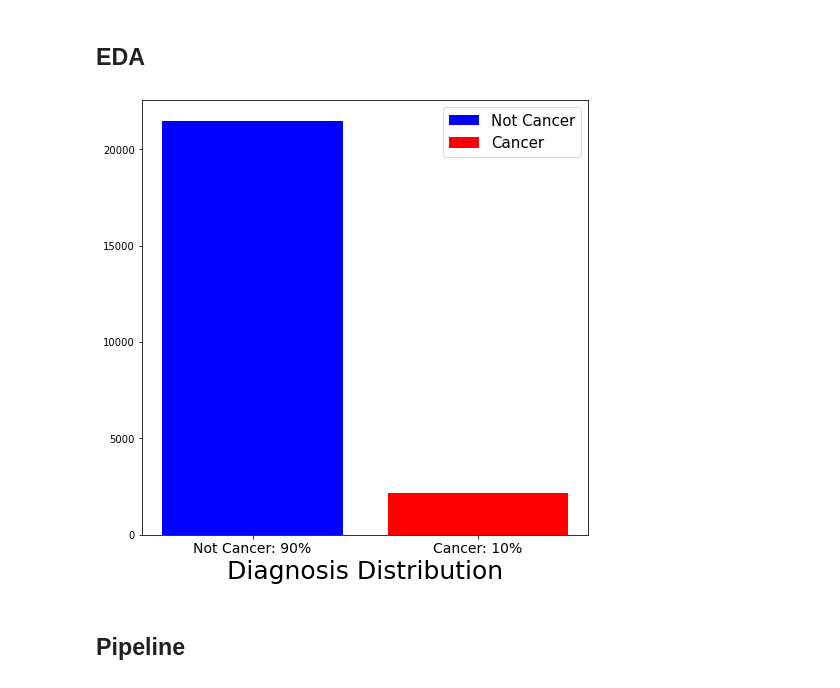
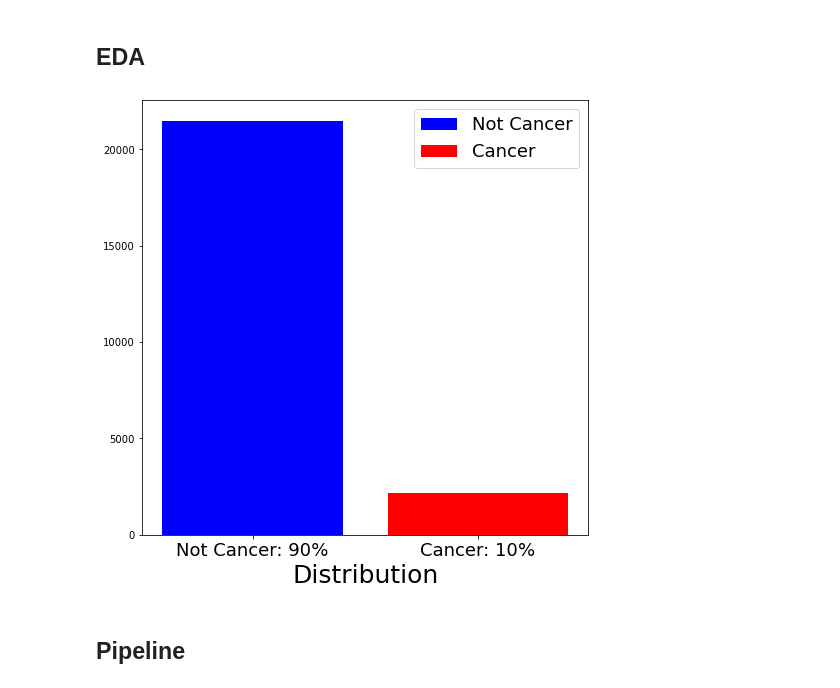
Before and after one commit to taksug229/cancer-image-recognition, a Jupyter notebook: 2. All Data Modeling.ipynb, the cells around one changed output. Saved outputs shown, nothing was run; the diff lists cells and outputs as text; code cells hidden in the pictures.

```diff
--- a/2. All Data Modeling.ipynb
+++ b/2. All Data Modeling.ipynb
@@ -76,20 +76,20 @@ diagnosis = df['diagnosis']
 # %%
 fig, ax = plt.subplots(figsize=(8,8))
 xlabel = 25
-xtick = 14
+xtick = 18
 x0 = (diagnosis==0).sum()
 x1 = (diagnosis==1).sum()
 
-ax.set_xlabel('Diagnosis Distribution', size=xlabel)
+ax.set_xlabel('Distribution', size=xlabel)
 
 ax.bar(0, x0, color = 'b', label='Not Cancer')
 ax.bar(1, x1, color = 'r', label='Cancer')
 ax.set_xticks([0,1])
 ax.set_xticklabels(['Not Cancer: 90%', 'Cancer: 10%'], size=xtick)
-plt.legend(prop={'size': 15})
+plt.legend(prop={'size': 18})
 plt.show()
 # %% [output]
-[figure, old version]
+[figure, new version]
 # %% [markdown]
 ## Pipeline
 # %%
```
Also changed, not shown: parts of 6 cells of this notebook, 1 other file.
